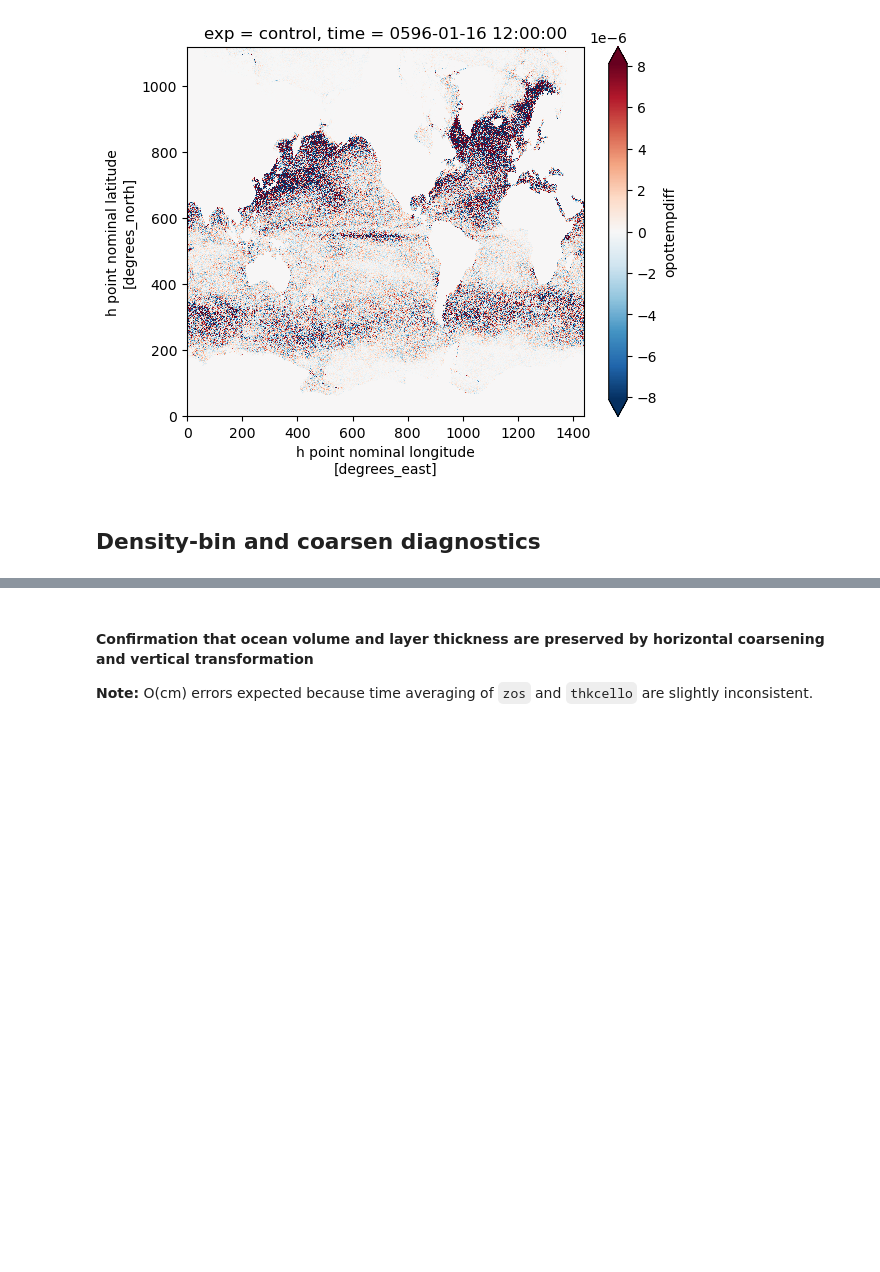
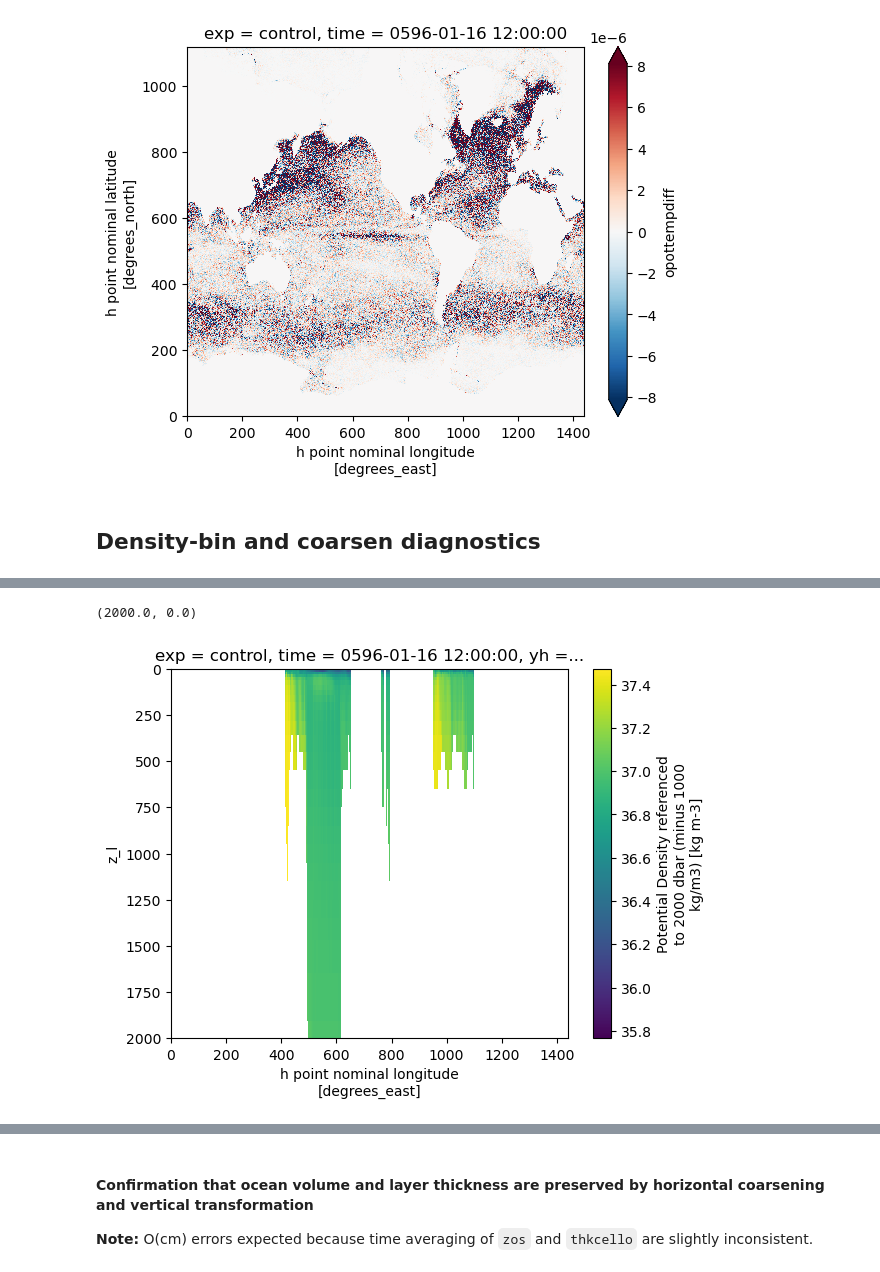
Before and after one commit to hdrake/CM4Xutils, a Jupyter notebook: examples/coarsen_budget_diags.ipynb, the cells around one changed output, grey strips where cells are left out. Drawn from its saved outputs; the diff is of its cells as text; code cells hidden in the pictures; blank space fills up the shorter version.

```diff
--- a/examples/coarsen_budget_diags.ipynb
+++ b/examples/coarsen_budget_diags.ipynb
@@ -71,0 +115,6 @@ grid._ds["opottempdiff"].isel(exp=0, time=0).sum("z_l").plot(robust=True);
+# %%
+ds.sigma2.isel(exp=0).isel(yh=100).isel(time=0).plot()
+plt.ylim(2000, 0)
+# %% [output]
+(2000.0, 0.0)
+[figure, added]
```
Also changed, not shown: parts of 26 cells of this notebook.
